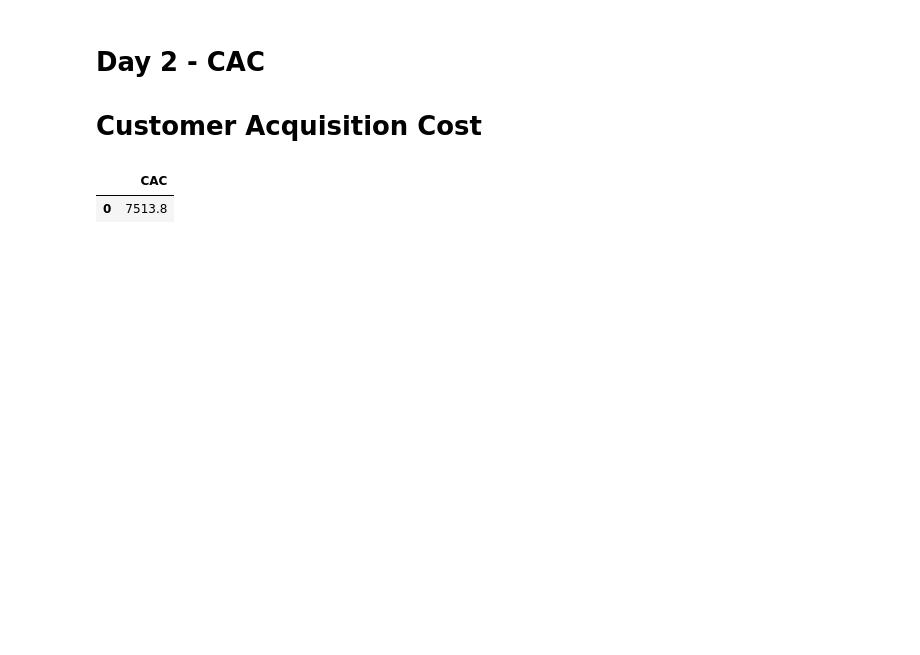
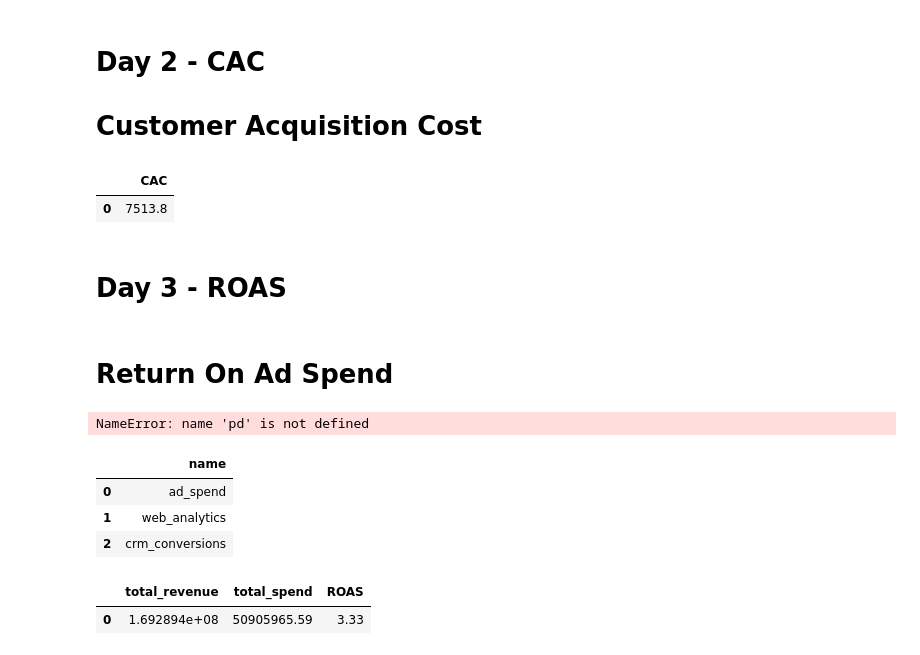
Before and after one commit to hitteshkharyal/Marketing-_ROI_Dashboard, a Jupyter notebook: project1.ipynb, the cells around one changed output. Saved outputs shown, nothing was run; the diff lists cells and outputs as text; code cells hidden in the pictures; blank space fills up the shorter version.

Commit message:
Return On Ad Spend

```diff
--- a/project1.ipynb
+++ b/project1.ipynb
@@ -1911,3 +1911,75 @@ WHERE conversion_status = 'Won';
 # %% [output]
 |  | CAC |
 | 0 | 7513.8 |
+# %% [markdown]
+# Day 3 - ROAS
+# %% [markdown]
+# Return On Ad Spend
+# %%
+pd.read_sql("""
+
+SELECT
+
+ROUND(
+
+SUM(deal_value)
+
+/
+
+SUM(ad_spend)
+
+,2)
+
+AS ROAS
+
+FROM crm_conversions
+
+CROSS JOIN ad_spend
+
+""",conn)
+# %% [output]
+NameError: name 'pd' is not defined
+# %%
+import pandas as pd
+import sqlite3
+
+conn = sqlite3.connect("marketing.db")
+cursor = conn.cursor()
+# %%
+pd.read_sql("SELECT name FROM sqlite_master WHERE type='table';", conn)
+# %% [output]
+|  | name |
+| 0 | ad_spend |
+| 1 | web_analytics |
+| 2 | crm_conversions |
+# %%
+pd.read_sql("""
+SELECT
+(
+    SELECT ROUND(SUM(deal_value),2)
+    FROM crm_conversions
+    WHERE conversion_status = 'Won'
+) AS total_revenue,
+
+(
+    SELECT ROUND(SUM(ad_spend),2)
+    FROM ad_spend
+) AS total_spend,
+
+ROUND(
+(
+    SELECT SUM(deal_value)
+    FROM crm_conversions
+    WHERE conversion_status = 'Won'
+)
+/
+(
+    SELECT SUM(ad_spend)
+    FROM ad_spend
+),
+2
+) AS ROAS;
+""", conn)
+# %% [output]
+|  | total_revenue | total_spend | ROAS |
+| 0 | 1.692894e+08 | 50905965.59 | 3.33 |
```
Also changed, not shown: parts of 2 cells of this notebook.
